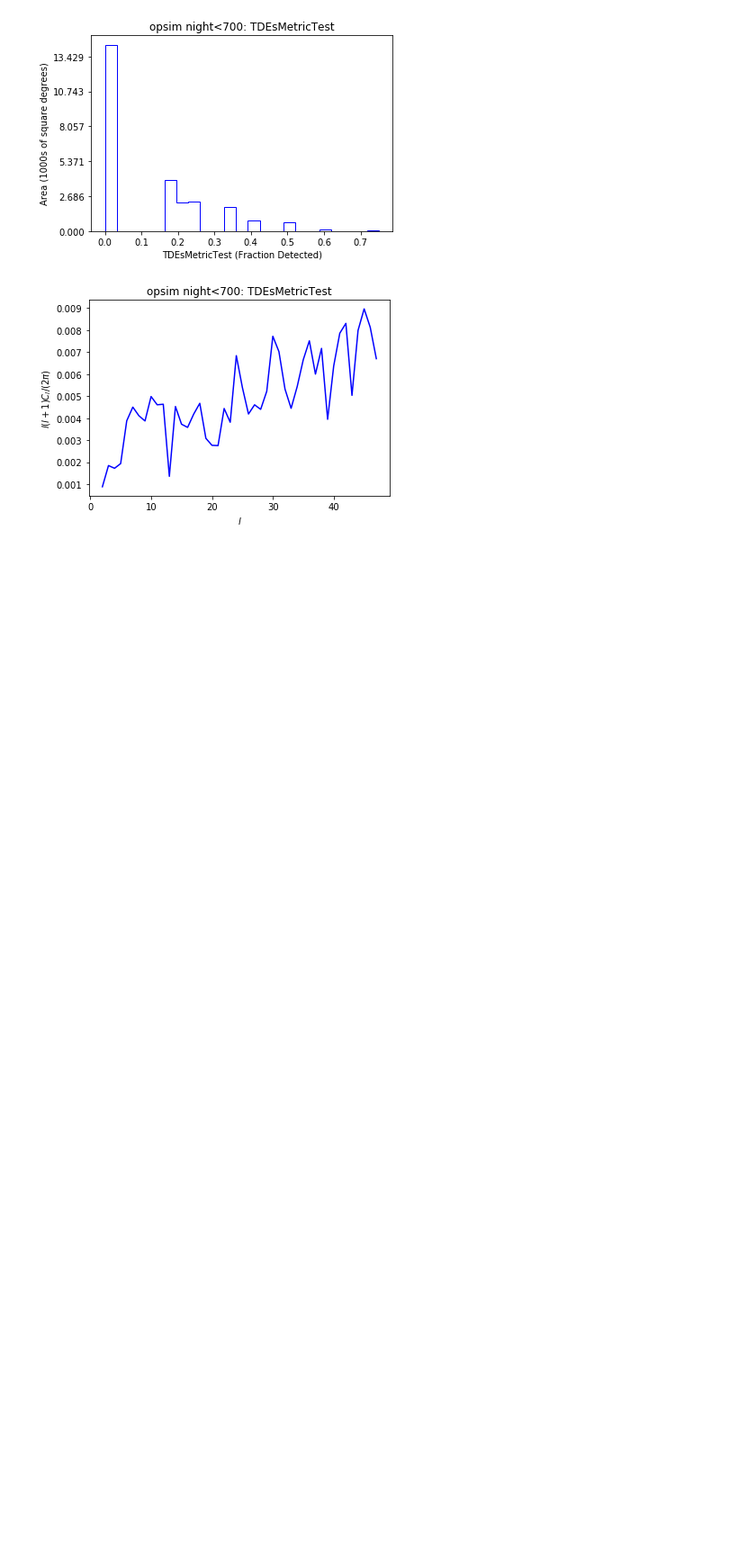
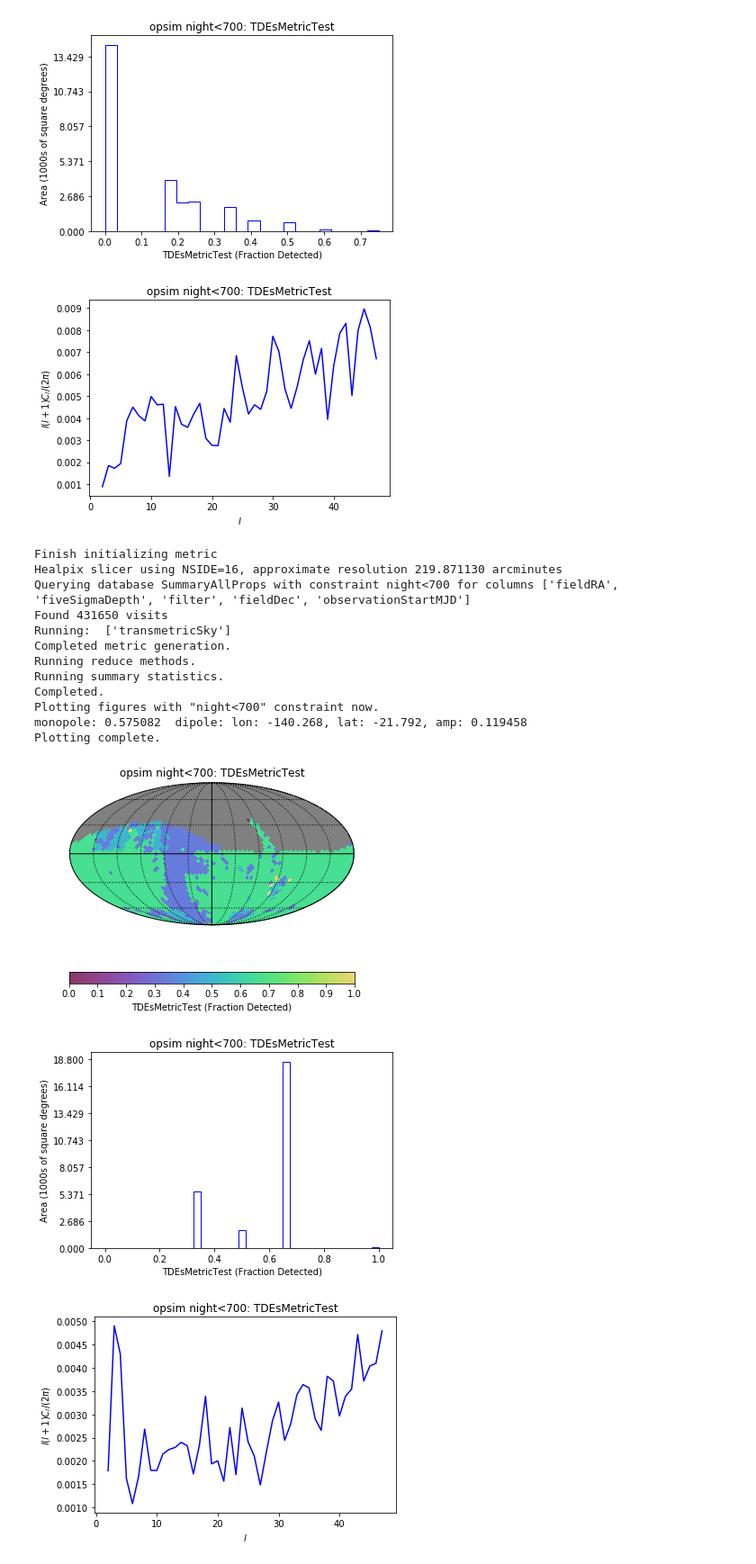
Before and after one commit to xiaolng/maf, a Jupyter notebook: TDEsMetricTest.ipynb, the cells around one changed output. Shown: that part at 90% size. Saved outputs shown, nothing was run; the diff lists cells and outputs as text; code cells hidden in the pictures; blank space fills up the shorter version.

```diff
--- a/TDEsMetricTest.ipynb
+++ b/TDEsMetricTest.ipynb
@@ -200,3 +200,42 @@ Plotting complete.
 # %%
 
 # pd.set_option('display.max_rows', 2000) # set max number of rows to display
+# %%
+# run the metric
+asciifile = 'tde.dat'
+transmetric = TDEsMetricTest(asciifile=asciifile, metricName='TDEsMetricTest', mjdCol='observationStartMJD',
+                 m5Col='fiveSigmaDepth', filterCol='filter',
+                 detectSNR={'u': 5, 'g': 5, 'r': 5, 'i': 5, 'z': 5, 'y': 5},
+                 peakEpoch=22, nearPeakT=20,
+                 nObsTotal = {'u': 0, 'g': 0, 'r': 1, 'i': 0, 'z': 0, 'y': 0},
+                 nObsPrePeak = 0,
+                 nObsNearPeak={'u': 0, 'g': 0, 'r': 0, 'i': 0, 'z': 0, 'y': 0},
+                 nObsPostPeak=0,
+                 nFiltersNearPeak = 1,
+                 nFiltersPostPeak = 1,
+                 nPhaseCheck = 1, epochStart = 12,
+                 dataout=False)
+
+slicer = slicers.HealpixSlicer(nside=16)
+sqlconstraint = 'night<700'
+transmetricSky = metricBundles.MetricBundle(transmetric,slicer,sqlconstraint)
+
+group = metricBundles.MetricBundleGroup({'transmetricSky':transmetricSky}, opsdb, outDir=outDir, resultsDb=resultsDb)
+group.runAll()
+group.plotAll(closefigs=False)
+# %% [output]
+Finish initializing metric
+Healpix slicer using NSIDE=16, approximate resolution 219.871130 arcminutes
+Querying database SummaryAllProps with constraint night<700 for columns ['fieldRA', 'fiveSigmaDepth', 'filter', 'fieldDec', 'observationStartMJD']
+Found 431650 visits
+Running:  ['transmetricSky']
+Completed metric generation.
+Running reduce methods.
+Running summary statistics.
+Completed.
+Plotting figures with "night<700" constraint now.
+monopole: 0.575082  dipole: lon: -140.268, lat: -21.792, amp: 0.119458
+Plotting complete.
+[figure, added]
+[figure, added]
+[figure, added]
```
